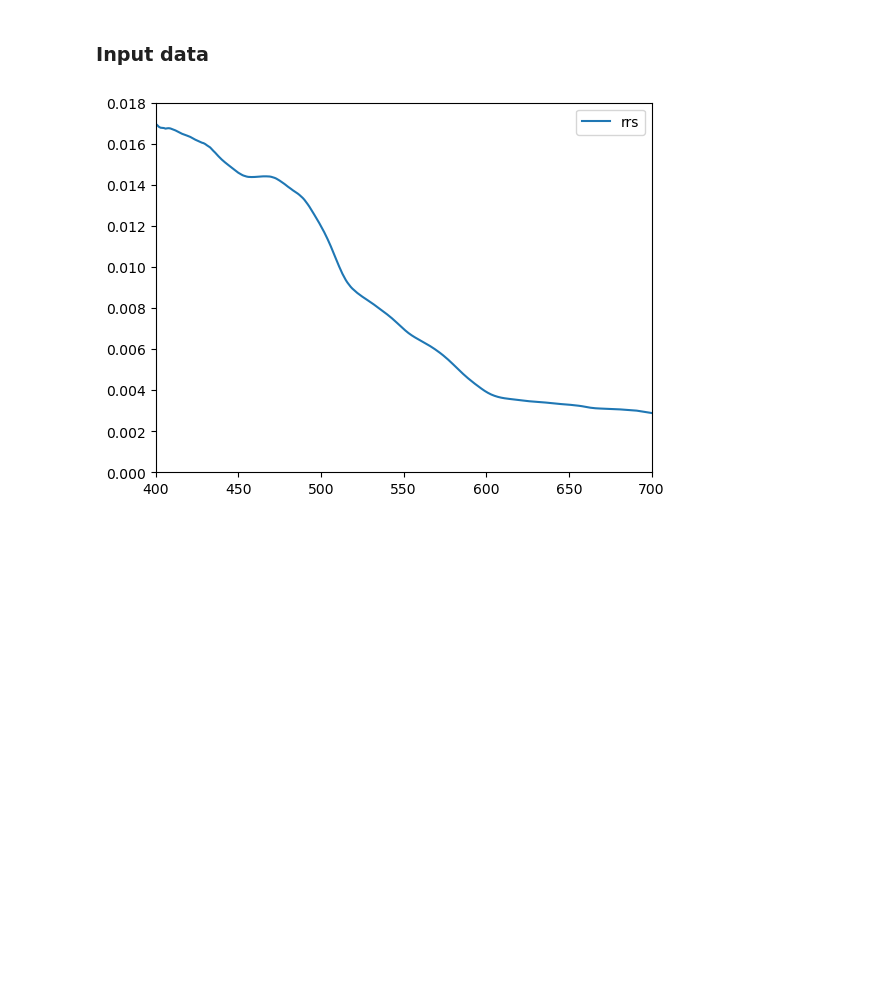
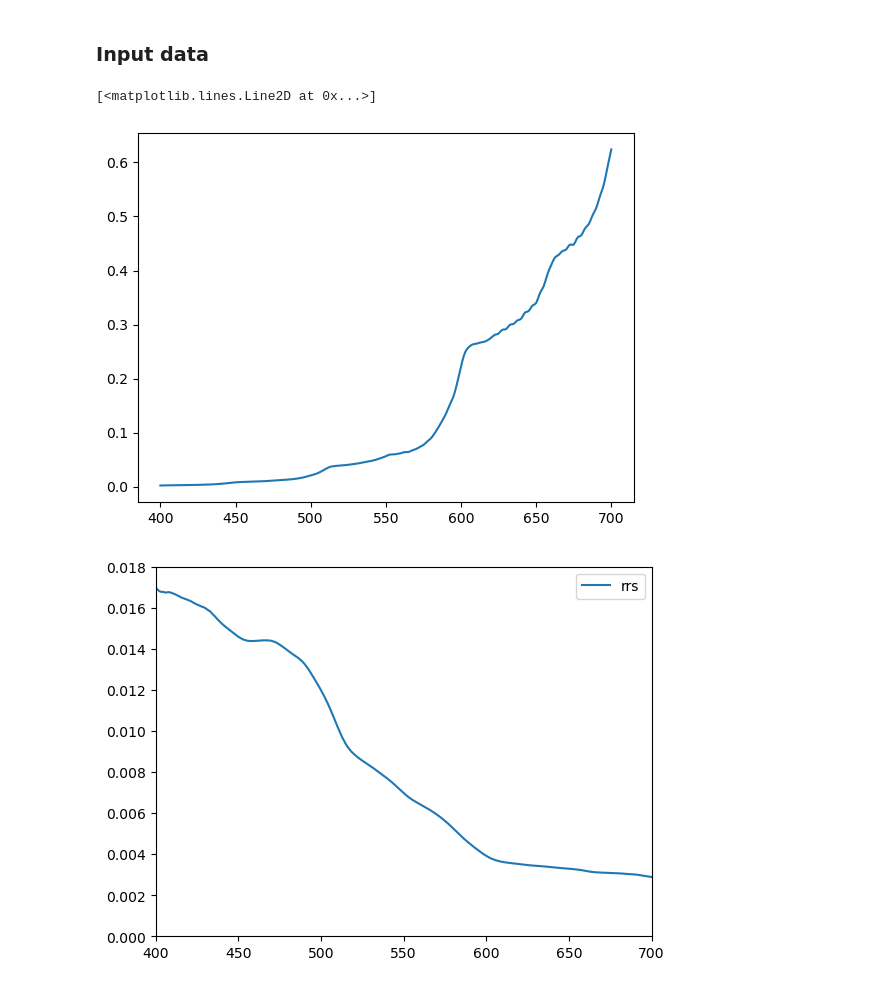
Before and after one commit to aewindle110/PCC_retrievals, a Jupyter notebook: Kramer_hyperRrs.ipynb, the cells around one changed output. Saved outputs shown, nothing was run; the diff lists cells and outputs as text; code cells hidden in the pictures; blank space fills up the shorter version.

```diff
--- a/Kramer_hyperRrs.ipynb
+++ b/Kramer_hyperRrs.ipynb
@@ -279,6 +295,12 @@ asw_data = pd.read_csv('/Users/awindled/Documents/Kramer_code/Rrs_pigments/aw_mc
 asw_data = asw_data.rename(columns={"Lambda": "wv"}).set_index('wv')
 coeff_data = pd.read_csv('/Users/awindled/Documents/Kramer_code/Rrs_pigments/aph_A_B_Coeffs_Sasha_RSE_paper.csv').replace(',','', regex=True).astype(float)
 coeff_data = coeff_data.rename(columns={"wavelength,": "wv", "A,": "A"}).set_index('wv')
+# %%
+asw = asw_data.iloc[50:].values # subset for your wavelengths (400-700)
+plt.plot(wave, asw, label='asw/10')
+# %% [output]
+[<matplotlib.lines.Line2D at 0x...>]
+[figure, added]
 # %%
 dat = pd.read_csv('/Users/awindled/Documents/Shearwater_Cruise/trios_data/20210827_transect3_mean_std.csv', index_col=0)
 
```
Also changed, not shown: parts of 9 cells of this notebook.
